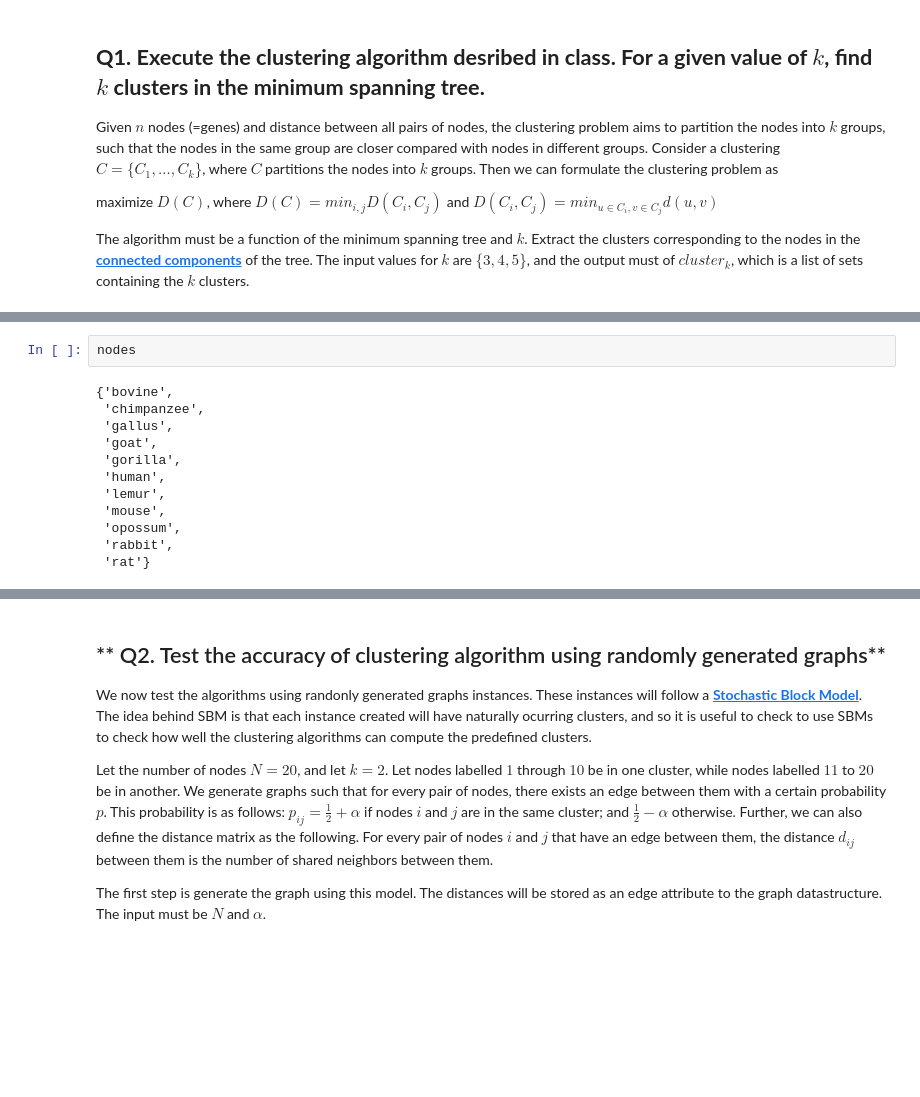
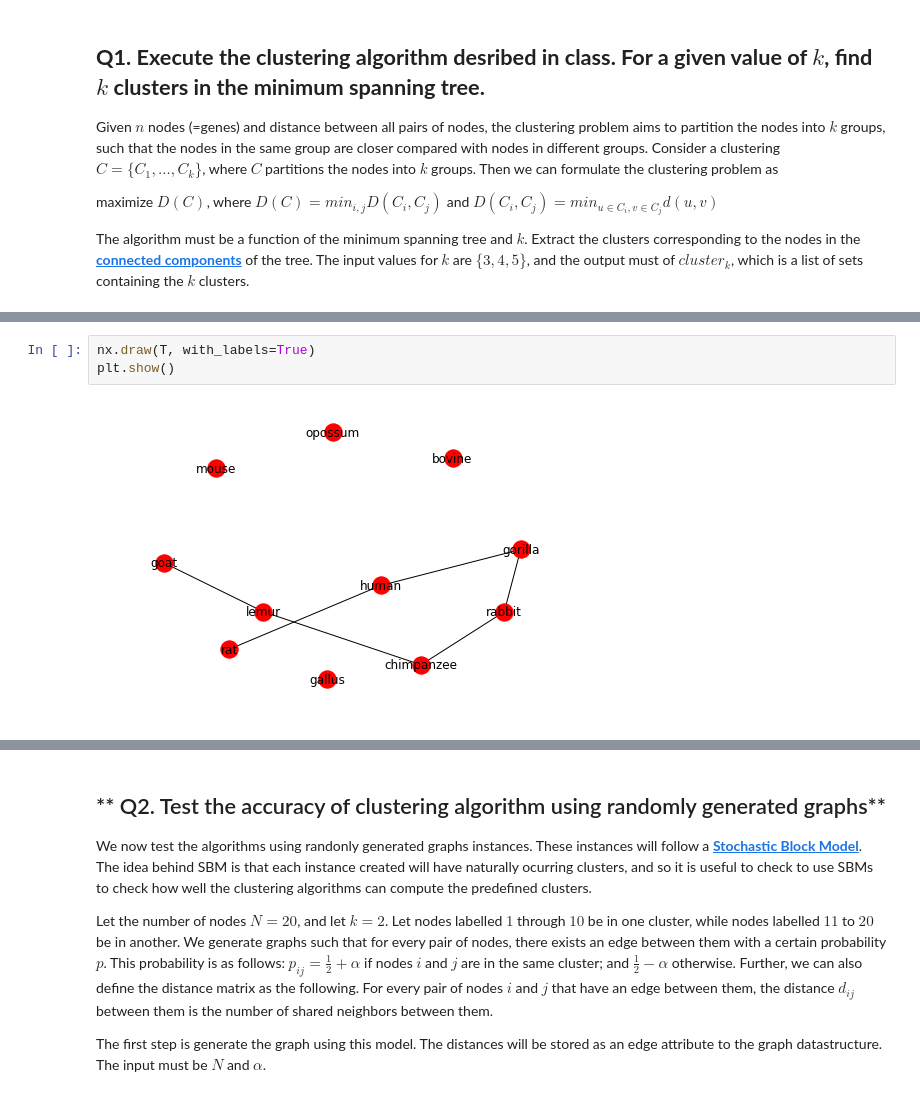
Before and after one commit to Richard-Hendricks/UIUC-Fall-2017, a Jupyter notebook: IE_532/Exercises/1MST_ex.ipynb, the cells around one changed output, grey strips where cells are left out. Drawn from its saved outputs; the diff is of its cells as text; blank space fills up the shorter version.

```diff
--- a/IE_532/Exercises/1MST_ex.ipynb
+++ b/IE_532/Exercises/1MST_ex.ipynb
@@ -89,17 +106,8 @@ info
-# %%
-nodes
-# %% [output]
-{'bovine',
- 'chimpanzee',
- 'gallus',
- 'goat',
- 'gorilla',
- 'human',
- 'lemur',
- 'mouse',
- 'opossum',
- 'rabbit',
- 'rat'}
+# %%
+nx.draw(T, with_labels=True)
+plt.show()
+# %% [output]
+[figure, added]
 # %%
 import csv
 import networkx as nx
```
Also changed, not shown: parts of 4 cells of this notebook.
